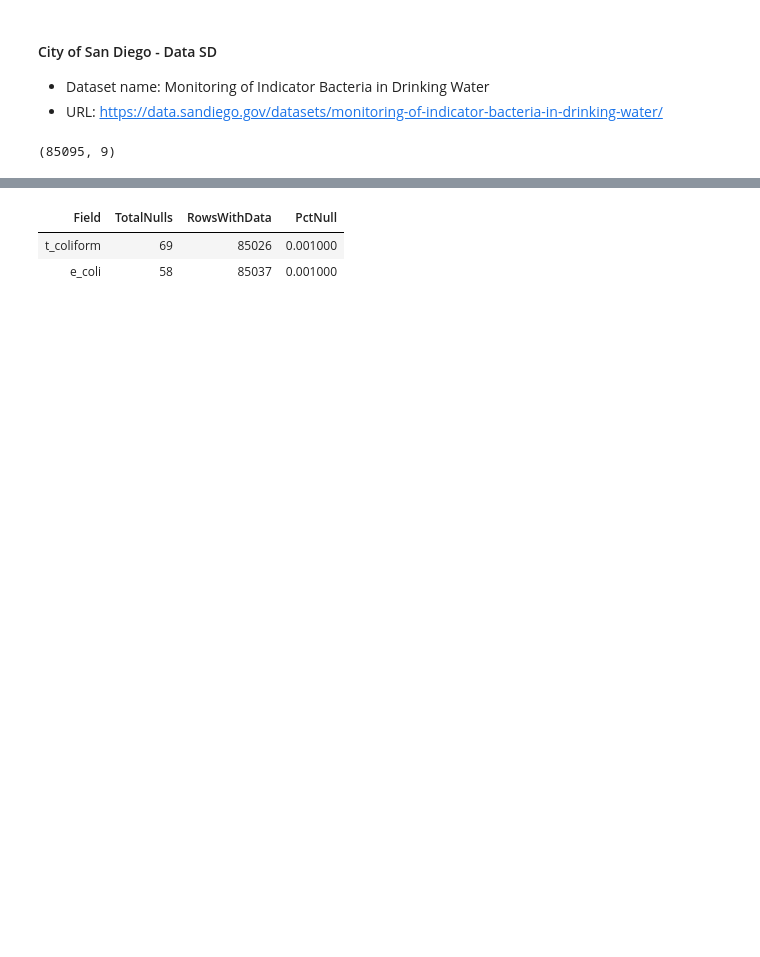
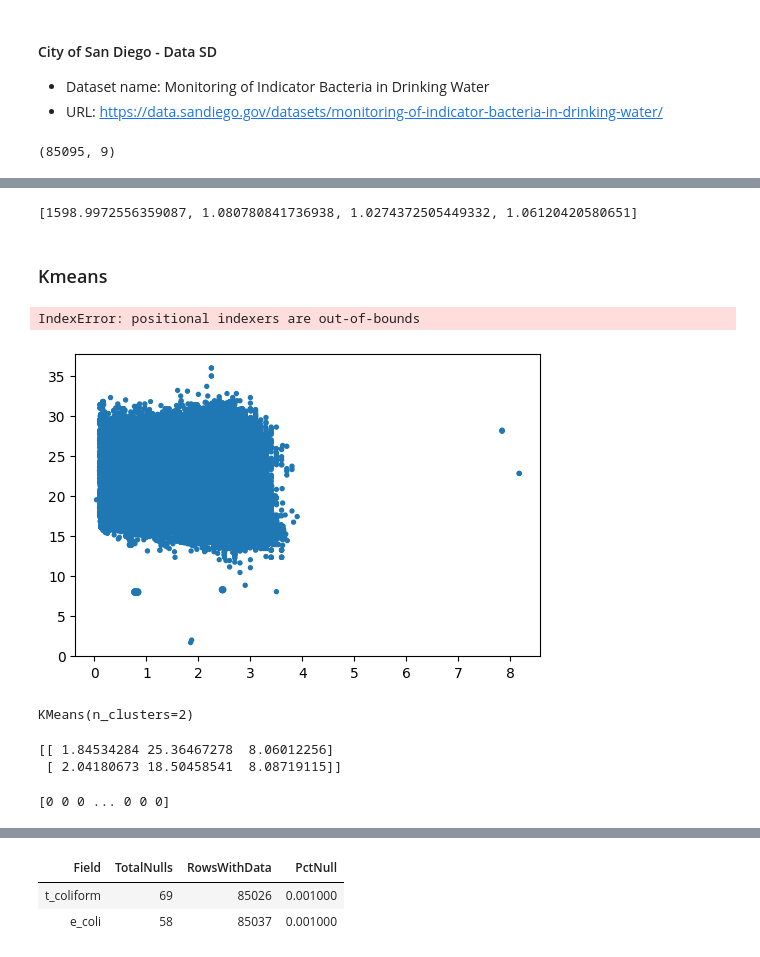
Before and after one commit to Oscar-Gil-Data/Monitoring-of-Indicator-Bacteria-in-Drinking-Water, a Jupyter notebook: Data SD - Monitoring of Indicator Bacteria in Drinking Water.ipynb, the cells around one changed output, grey strips where cells are left out. Cells and saved outputs as stored; diff of their text form; code cells hidden in the pictures; blank space fills up the shorter version.

Commit message:
VIF and Kmeans

```diff
--- a/Data SD - Monitoring of Indicator Bacteria in Drinking Water.ipynb
+++ b/Data SD - Monitoring of Indicator Bacteria in Drinking Water.ipynb
@@ -44,0 +58,4 @@ memory usage: 5.8+ MB
+# %%
+inf_x = inf_x.dropna()
+# %%
+inf_x = sm.add_constant(inf_x)
@@ -44,0 +74,7 @@ memory usage: 5.8+ MB
+# %%
+[inf.variance_inflation_factor(inf_x.values, i)
+ for i in range(inf_x.shape[1])]
+# %% [output]
+[1598.9972556359087, 1.080780841736938, 1.0274372505449332, 1.06120420580651]
+# %% [markdown]
+### Kmeans
@@ -44,0 +83,9 @@ memory usage: 5.8+ MB
+# %%
+kmeans_X = np.array(inf_x.iloc[:,[1,2,3]])
+# %% [output]
+IndexError: positional indexers are out-of-bounds
+# %%
+plt.scatter(kmeans_X[:,0], kmeans_X[:,1], kmeans_X[:,2], label="True Position")
+plt.show();
+# %% [output]
+[figure, added]
@@ -44,0 +94,13 @@ memory usage: 5.8+ MB
+# %%
+kmeans.fit(kmeans_X)
+# %% [output]
+KMeans(n_clusters=2)
+# %%
+print(kmeans.cluster_centers_)
+# %% [output]
+[[ 1.84534284 25.36467278  8.06012256]
+ [ 2.04180673 18.50458541  8.08719115]]
+# %%
+print(kmeans.labels_)
+# %% [output]
+[0 0 0 ... 0 0 0]
```
Also changed, not shown: parts of 17 cells of this notebook.
